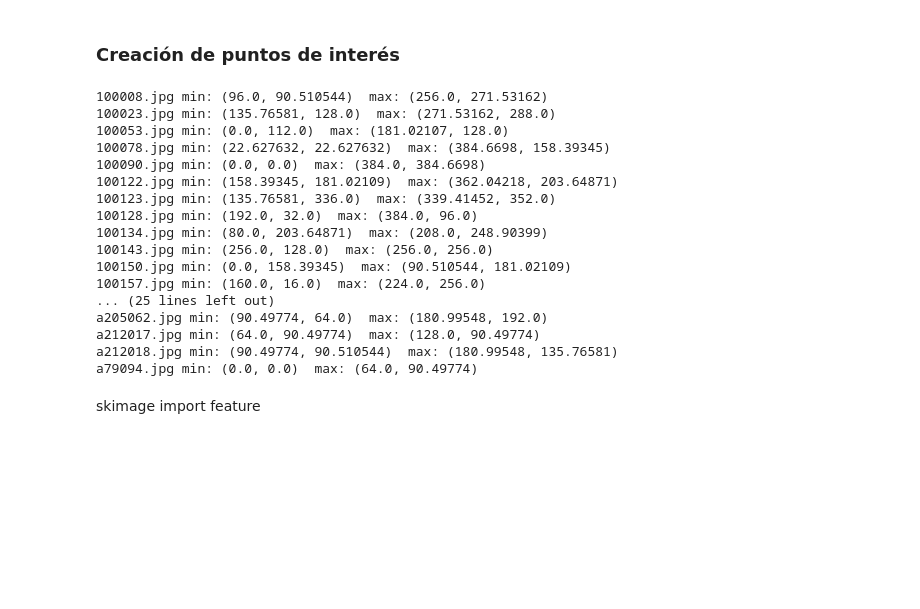
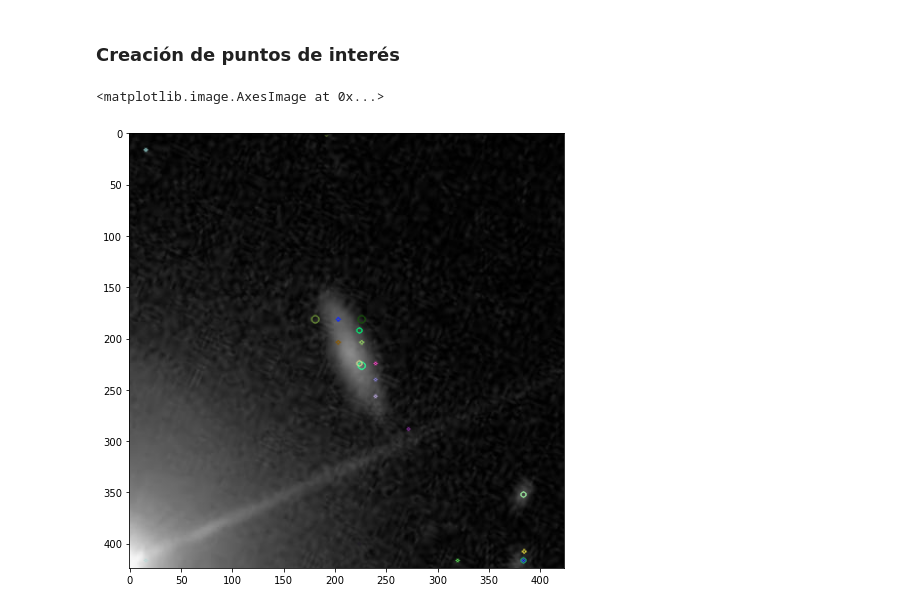
Before and after one commit to PlugInRichi/minIA, a Jupyter notebook: notebooks/DELF_prueba.ipynb, the cells around one changed output. Saved outputs shown, nothing was run; the diff lists cells and outputs as text; code cells hidden in the pictures; blank space fills up the shorter version.

Commit message:
Actualización de pruebas con DELF
Se añaden los archivos necesarios para la extracción de KP así como el ejemplo de configuración necesarios para la ejecución del notebook.

```diff
--- a/notebooks/DELF_prueba.ipynb
+++ b/notebooks/DELF_prueba.ipynb
@@ -216,0 +142,16 @@ Tamaño de cada descriptor imagen uno:
+# %%
+descr_0 = descrip[31]
+print("Nombre la de imagen:",descr_0['name_img'])
+print("Número de coordenadas (uno por cada Key Point):", len(descr_0['locations']))
+print("Número de tamaños (uno por cada Key Point):",len(descr_0['scales']))
+print("Número de descriptores en la imagen (uno por cada Key Point):", len(descr_0['descriptors']))
+print("Número de puntuaciones (uno por cada Key Point):",len(descr_0['attention']))
+
+print("\n\nDatos para el KP i")
+i=3
+print("Coordenadas: ", descr_0['locations'][i])
+print("Tamaño: ",descr_0['scales'][i])
+print("Descriptor: ", descr_0['descriptors'][i])
+print("Puntuacion: ", descr_0['attention'][i])
+
+print("Tamaño min: ",min(descr_0['scales']), "Tamaño max: ", max(descr_0['scales']))
@@ -220,39 +181,19 @@ Tamaño de cada descriptor imagen uno:
 #Recibe lista de keypoints de una imagen
 def genKeyPoints( kp_img ):
     keypoints = list()
-    for kp in kp_img:
-        keypoints.append(cv.KeyPoint(kp[1], kp[0], 5))
+    for i in range (len(kp_img['locations'])):
+        keypoints.append(cv.KeyPoint(kp_img['locations'][i][1], kp_img['locations'][i][0], 5*kp_img['scales'][i]))
     return keypoints
 # %%
-desc_muestras = descrip
+imagen = path.abspath(image_dir+'\\'+descr_0['name_img'])
+img = cv.imread(imagen)
+gray= cv.cvtColor(img,cv.COLOR_BGR2GRAY)
+keypoints = genKeyPoints(descr_0)
+img=cv.drawKeypoints(gray,keypoints,img,flags=cv.DRAW_MATCHES_FLAGS_DRAW_RICH_KEYPOINTS)
+cv.imwrite(output_dir+'\\'+descr_0['name_img'],img)
 
-for ima in desc_muestras:
-        imagen = path.abspath(image_dir+'\\'+ima['name_img'])
-        mini = (min(ima['locations'][0]), min(ima['locations'][1]) )
-        maxi = (max(ima['locations'][0]), max(ima['locations'][1]))
-        print(ima['name_img'], 'min:', mini,' max:', maxi)
-        img = cv.imread(imagen)
-        gray= cv.cvtColor(img,cv.COLOR_BGR2GRAY)
-        keypoints = genKeyPoints(ima['locations'])
-        img=cv.drawKeypoints(gray,keypoints,img,flags=cv.DRAW_MATCHES_FLAGS_DRAW_RICH_KEYPOINTS)
-        cv.imwrite(output_dir+'\\'+ima['name_img'],img)
+plt.figure(figsize=(20,8))
+plt.imshow(img)
 # %% [output]
-100008.jpg min: (96.0, 90.510544)  max: (256.0, 271.53162)
-100023.jpg min: (135.76581, 128.0)  max: (271.53162, 288.0)
-100053.jpg min: (0.0, 112.0)  max: (181.02107, 128.0)
-100078.jpg min: (22.627632, 22.627632)  max: (384.6698, 158.39345)
-100090.jpg min: (0.0, 0.0)  max: (384.0, 384.6698)
-100122.jpg min: (158.39345, 181.02109)  max: (362.04218, 203.64871)
-100123.jpg min: (135.76581, 336.0)  max: (339.41452, 352.0)
-100128.jpg min: (192.0, 32.0)  max: (384.0, 96.0)
-100134.jpg min: (80.0, 203.64871)  max: (208.0, 248.90399)
-100143.jpg min: (256.0, 128.0)  max: (256.0, 256.0)
-100150.jpg min: (0.0, 158.39345)  max: (90.510544, 181.02109)
-100157.jpg min: (160.0, 16.0)  max: (224.0, 256.0)
-... (25 lines left out)
-a205062.jpg min: (90.49774, 64.0)  max: (180.99548, 192.0)
-a212017.jpg min: (64.0, 90.49774)  max: (128.0, 90.49774)
-a212018.jpg min: (90.49774, 90.510544)  max: (180.99548, 135.76581)
-a79094.jpg min: (0.0, 0.0)  max: (64.0, 90.49774)
+<matplotlib.image.AxesImage at 0x...>
+[figure, added]
-# %% [markdown]
-skimage import feature
```
Also changed, not shown: parts of 16 cells of this notebook, 9 other files.
